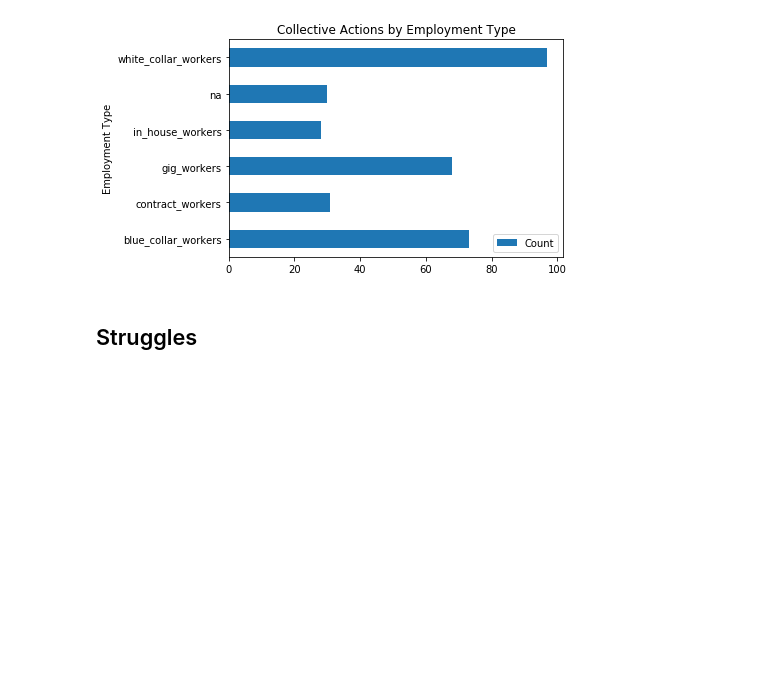
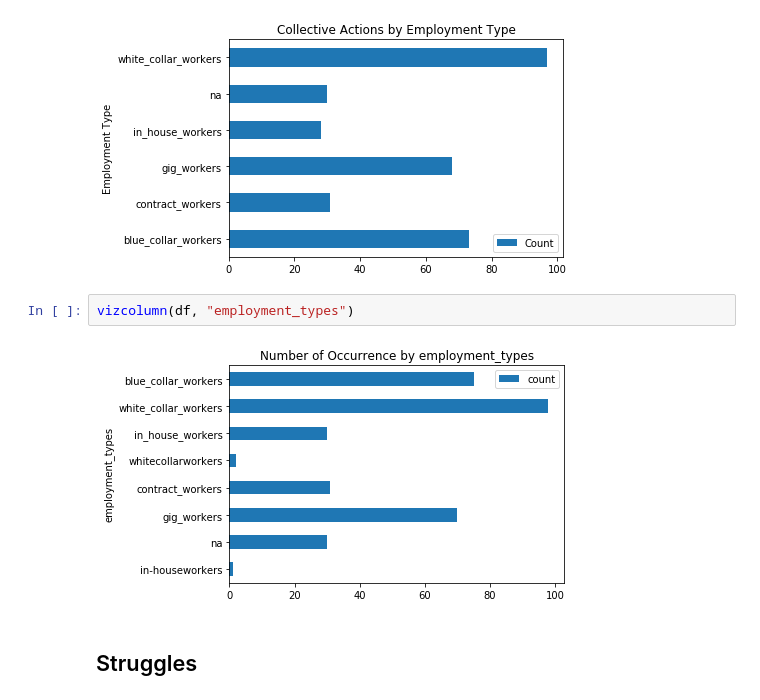
Before and after one commit to collective-action/tech, a Jupyter notebook: analysis/EDA_Visualizations.ipynb, the cells around one changed output. Cells and saved outputs as stored; diff of their text form; blank space fills up the shorter version.

```diff
--- a/analysis/EDA_Visualizations.ipynb
+++ b/analysis/EDA_Visualizations.ipynb
@@ -115,6 +156,10 @@ workers_df.plot(kind = "barh", x = "Employment Type", y = "Count", title = "Coll
 plt.show()
 # %% [output]
 [figure]
+# %%
+vizcolumn(df, "employment_types")
+# %% [output]
+[figure, added]
 # %% [markdown]
 ## Struggles
 # %%
```
Also changed, not shown: parts of 23 cells of this notebook.
